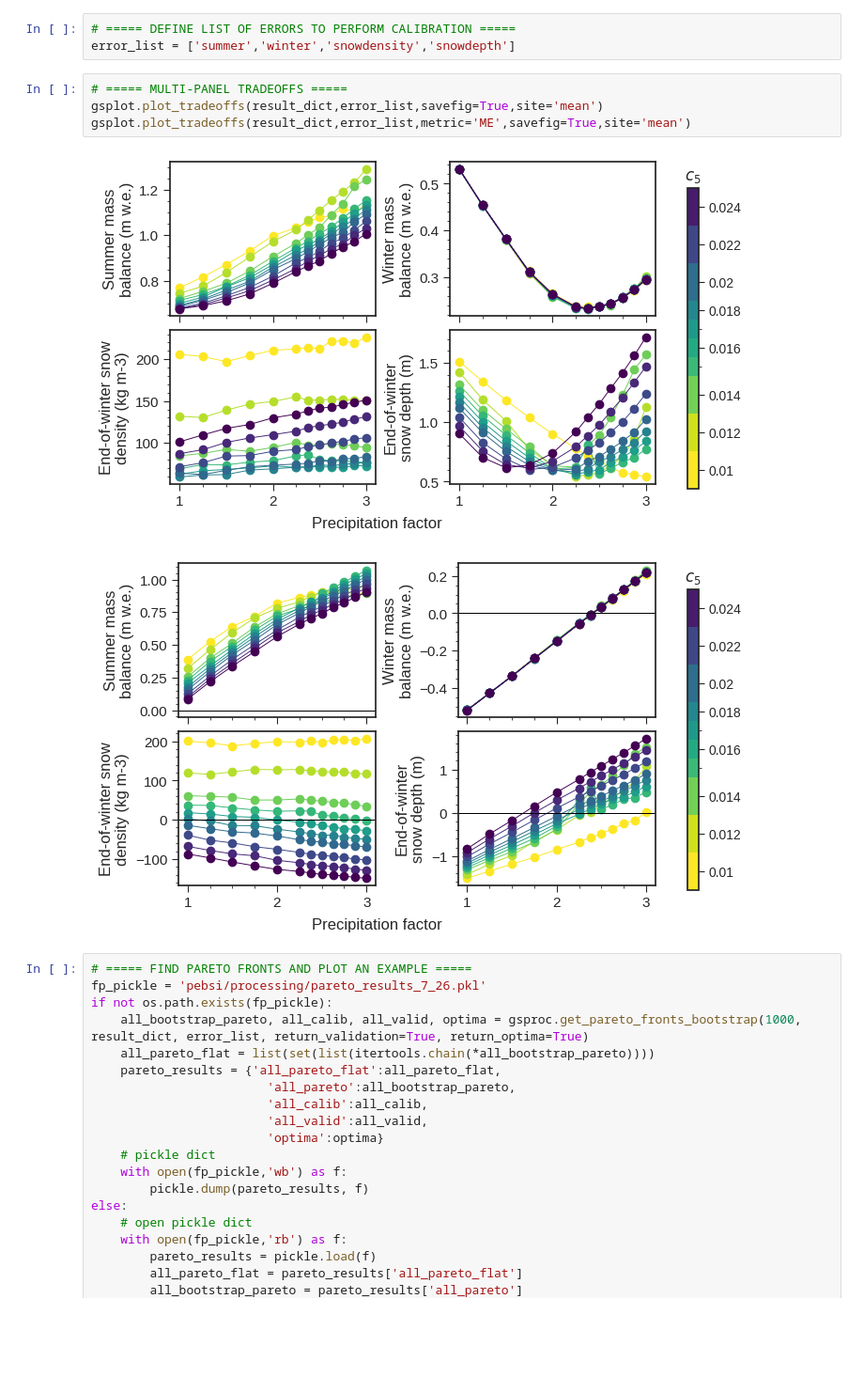
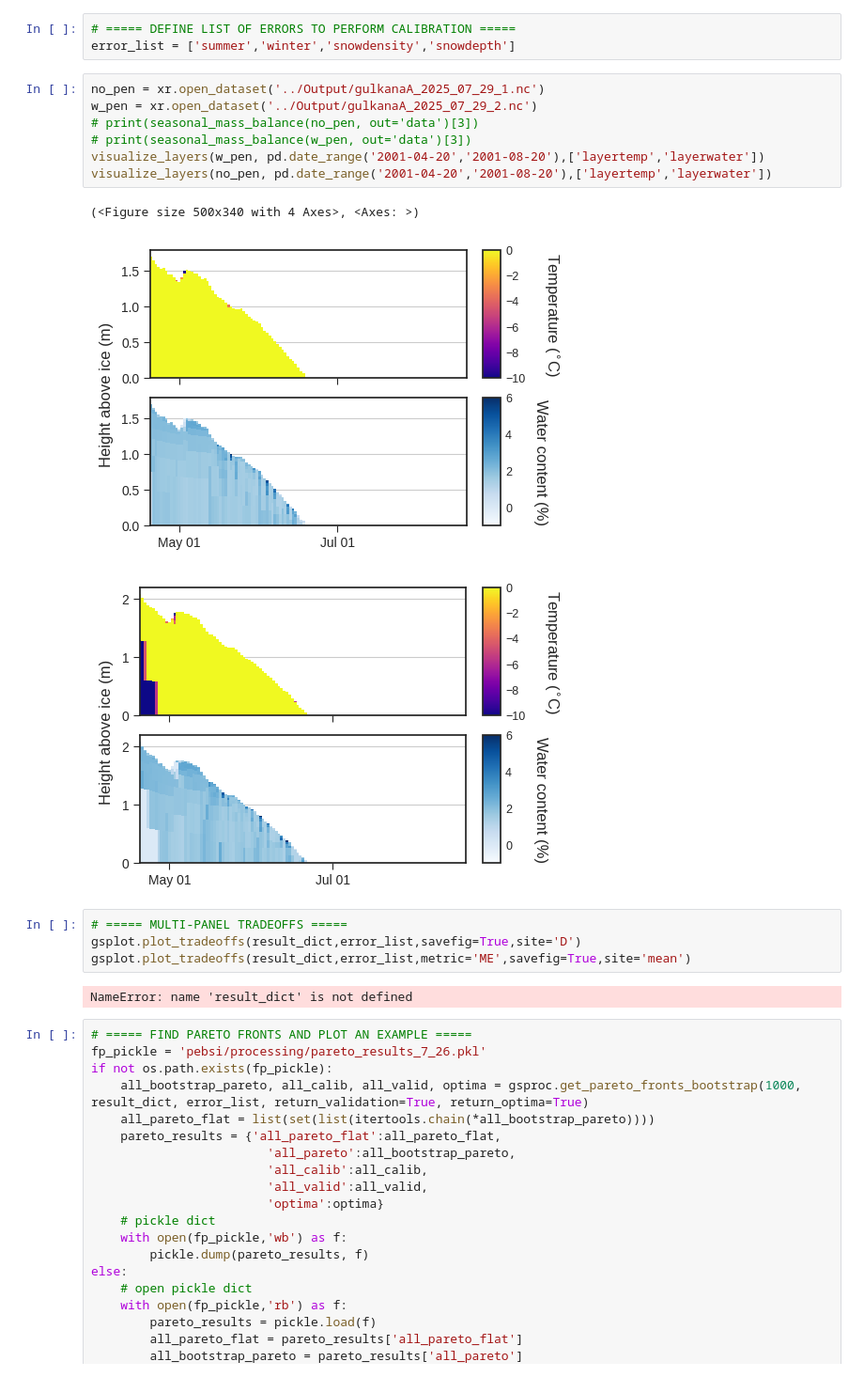
Before and after one commit to clairevwilson/PyGEM-EB, a Jupyter notebook: figs_results.ipynb, the cells around one changed output. Shown at 94% size. Saved outputs shown, nothing was run; the diff lists cells and outputs as text; blank space fills up the shorter version.

```diff
--- a/figs_results.ipynb
+++ b/figs_results.ipynb
@@ -42,13 +49,23 @@ result_dict = gsproc.add_normalized(result_dict, error_lims=error_lims)
 # %%
 # ===== DEFINE LIST OF ERRORS TO PERFORM CALIBRATION =====
 error_list = ['summer','winter','snowdensity','snowdepth']
+# %%
+no_pen = xr.open_dataset('../Output/gulkanaA_2025_07_29_1.nc')
+w_pen = xr.open_dataset('../Output/gulkanaA_2025_07_29_2.nc')
+# print(seasonal_mass_balance(no_pen, out='data')[3])
+# print(seasonal_mass_balance(w_pen, out='data')[3])
+visualize_layers(w_pen, pd.date_range('2001-04-20','2001-08-20'),['layertemp','layerwater'])
+visualize_layers(no_pen, pd.date_range('2001-04-20','2001-08-20'),['layertemp','layerwater'])
+# %% [output]
+(<Figure size 500x340 with 4 Axes>, <Axes: >)
+[figure, added]
+[figure, added]
 # %%
 # ===== MULTI-PANEL TRADEOFFS =====
-gsplot.plot_tradeoffs(result_dict,error_list,savefig=True,site='mean')
+gsplot.plot_tradeoffs(result_dict,error_list,savefig=True,site='D')
 gsplot.plot_tradeoffs(result_dict,error_list,metric='ME',savefig=True,site='mean')
 # %% [output]
-[figure, removed]
-[figure, removed]
+NameError: name 'result_dict' is not defined
 # %%
 # ===== FIND PARETO FRONTS AND PLOT AN EXAMPLE =====
 fp_pickle = 'pebsi/processing/pareto_results_7_26.pkl'
```
Also changed, not shown: parts of 5 cells of this notebook, 8 other files.
